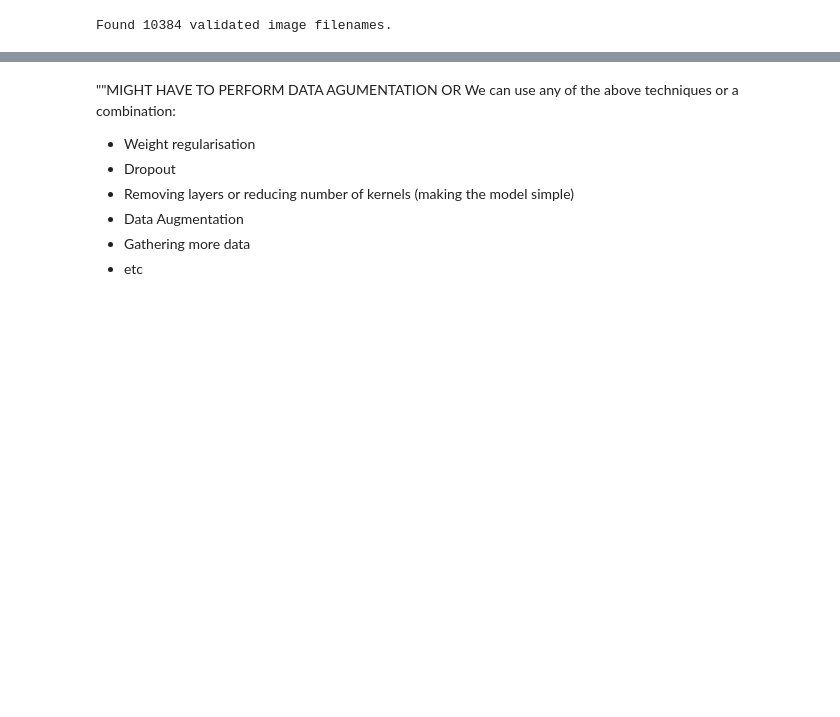
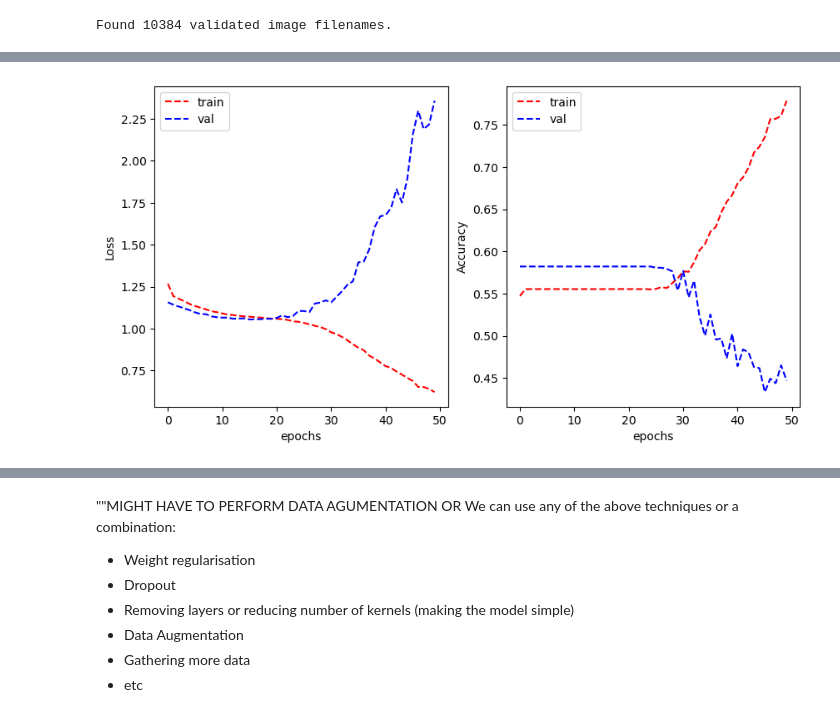
Before and after one commit to s3945693/Image_classification_data, a Jupyter notebook: ml2.ipynb, the cells around one changed output, grey strips where cells are left out. Drawn from its saved outputs; the diff is of its cells as text; code cells hidden in the pictures; blank space fills up the shorter version.

```diff
--- a/ml2.ipynb
+++ b/ml2.ipynb
@@ -365,0 +376,6 @@ Found 2596 validated image filenames.
+# %%
+plot_learning_curve(cellTypeModel_VGG_1.history['loss'], cellTypeModel_VGG_1.history['val_loss'],
+                    cellTypeModel_VGG_1.history['categorical_accuracy'], cellTypeModel_VGG_1.history['val_categorical_accuracy'],
+                    metric_name='Accuracy')
+# %% [output]
+[figure, added]
```
Also changed, not shown: parts of 24 cells of this notebook.
